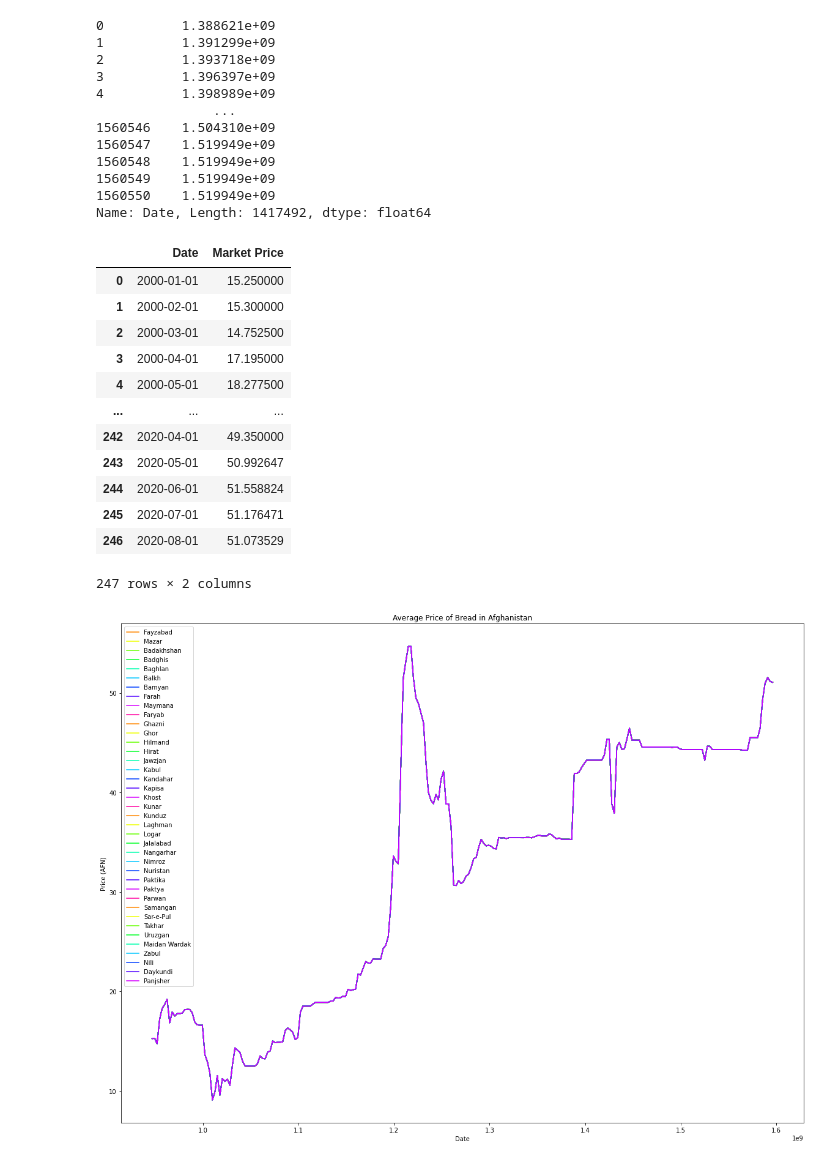
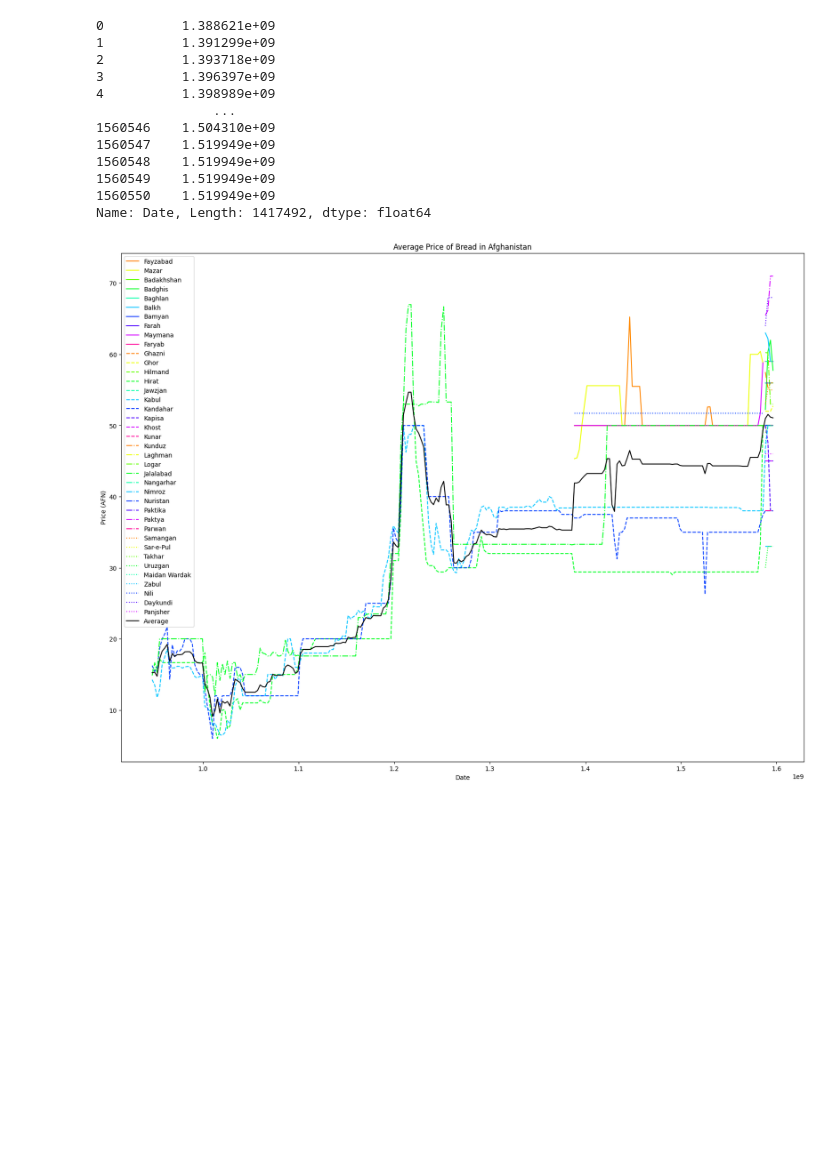
Before and after one commit to gigawawa/Food-Prices-Project, a Jupyter notebook: foodPriceAnalysis.ipynb, the cells around one changed output. Drawn from its saved outputs; the diff is of its cells as text; code cells hidden in the pictures; blank space fills up the shorter version.

Commit message:
Made progress with Average and Global Averages

```diff
--- a/foodPriceAnalysis.ipynb
+++ b/foodPriceAnalysis.ipynb
@@ -467,62 +467,50 @@ Name: Date, Length: 1417492, dtype: object
 Name: Date, Length: 1417492, dtype: float64
 # %%
 def DrawAverageGraph(country, product):
-    tempDF = df.loc[(df['Country']== country) & (df['Product Name']== product)]
-    cities = tempDF['City'].unique()
+    DF_ProductDetails = df.loc[(df['Country']== country) & (df['Product Name']== product)]
+    cities = DF_ProductDetails['City'].unique()
     sectionSize = math.ceil(len(cities) / NUM_STYLES)
     # print(len(tempDF['City'].unique()))
     # print(sectionSize)
     plt.figure(figsize=(20,15))
 
     # colorRGBlist = sns.color_palette(palette='gist_rainbow',n_colors = sectionSize)
     colorRGBlist = sns.color_palette(palette='hsv',n_colors = sectionSize)
 
     hexColorIndex = 0
     lineStyleIndex = -1
 
     #Create empty df with Date, province, market, price
-    test =  tempDF.groupby('Date').mean()
-    test = test.reset_index()
-    display(test)
+    # display(DF_ProductDetails)
+    DF_AverageMarketPrice =  DF_ProductDetails.groupby('Date')['Market Price'].mean()
+    DF_AverageMarketPrice = DF_AverageMarketPrice.reset_index()
+    # display(test)
 
     for label_num in range(len(cities)):
         # print("label_num % (math.ceil(len(cities) / NUM_STYLES)) = {0}".format(label_num % (math.ceil(len(cities) / NUM_STYLES))))
         label = cities[label_num]
         if label_num % (math.ceil(len(cities) / NUM_STYLES)) == 0:
             lineStyleIndex+=1
             hexColorIndex = 0
 
 
-        productPriceCity = tempDF.loc[(tempDF['City']==label)]
+        productPriceCity = DF_ProductDetails.loc[(DF_ProductDetails['City']==label)]
+        plt.plot(productPriceCity['Date'].apply(datetimeToFloat),productPriceCity['Market Price'],label=label, color=colorRGBlist[hexColorIndex], linestyle=LINE_STYLES[lineStyleIndex]);
         # sns.regplot(x=productPriceCity['Date'].apply(datetimeToFloat),y=productPriceCity['Market Price'],label=label, color=colorRGBlist[hexColorIndex], logx=True);
-        # sns.regplot(x=test['Date'].apply(datetimeToFloat),y=test['Market Price'],label=label, color=colorRGBlist[hexColorIndex]);
-        plt.plot(test['Date'].apply(datetimeToFloat),test['Market Price'],label=label, color=colorRGBlist[hexColorIndex]);
+        # sns.regplot(x=DF_AverageMarketPrice['Date'].apply(datetimeToFloat),y=DF_AverageMarketPrice['Market Price'],label=label, color=colorRGBlist[hexColorIndex]);
+        hexColorIndex += 1
+    plt.plot(DF_AverageMarketPrice['Date'].apply(datetimeToFloat),DF_AverageMarketPrice['Market Price'],label="Average", color='black');
 
 
-
-
-        hexColorIndex += 1
     plt.legend()
     plt.title("Average Price of {} in {}".format(product, country))
     plt.xlabel("Date")
-    plt.ylabel("Price ({})".format(tempDF['Currency'].unique()[0]))
+    plt.ylabel("Price ({})".format(DF_ProductDetails['Currency'].unique()[0]))
     plt.show()
 
 country = "Afghanistan"
 product = "Bread"
 DrawAverageGraph(country, product)
+# DrawAverageGraph('Zimbabwe', 'Oil (vegetable)')
 # %% [output]
-|  | Date | Market Price |
-| 0 | 2000-01-01 | 15.250000 |
-| 1 | 2000-02-01 | 15.300000 |
-| 2 | 2000-03-01 | 14.752500 |
-| 3 | 2000-04-01 | 17.195000 |
-| 4 | 2000-05-01 | 18.277500 |
-| ... | ... | ... |
-| 242 | 2020-04-01 | 49.350000 |
-| 243 | 2020-05-01 | 50.992647 |
-| 244 | 2020-06-01 | 51.558824 |
-| 245 | 2020-07-01 | 51.176471 |
-| 246 | 2020-08-01 | 51.073529 |
-247 rows × 2 columns
-[figure, old version]
+[figure, new version]
```
Also changed, not shown: parts of 9 cells of this notebook.
